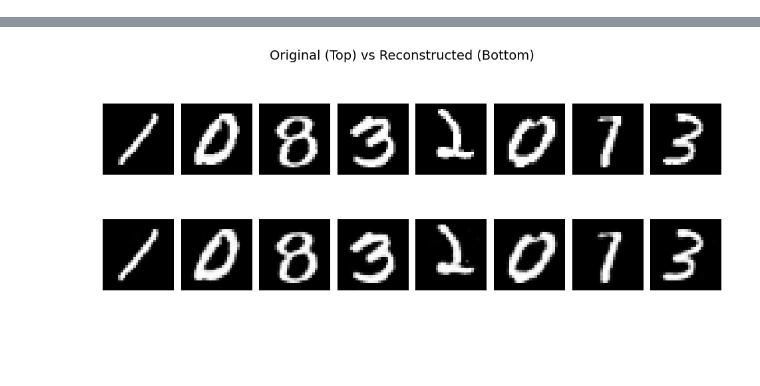
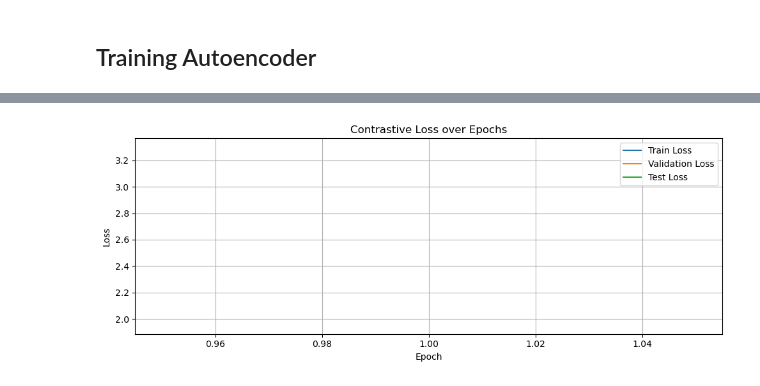
Before and after one commit to nikolro/Autoencoders-CIFAR10-MNIST, a Jupyter notebook: MNIST-123/MNIST_123.ipynb, the cells around one changed output, grey strips where cells are left out. Cells and saved outputs as stored; diff of their text form; code cells hidden in the pictures; blank space fills up the shorter version.

```diff
--- a/MNIST-123/MNIST_123.ipynb
+++ b/MNIST-123/MNIST_123.ipynb
@@ -11,14 +3,11 @@ from torch.utils.data import DataLoader
 # %%
-# Import the MNIST Autoencoder file
+import torch
+import argparse
 import MNIST_123
-
-# Set device
 device = "cuda" if torch.cuda.is_available() else "cpu"
-
-# Define arguments
 args = argparse.Namespace(
     data_path="../data",
-    batch_size=64,
+    batch_size=256,
     latent_dim=128,
     device=device
 )
@@ -70,3 +118,8 @@ SimCLR_Encoder(
+# %%
+train_loader, val_loader, test_loader = MNIST_123.load_data(args)
+autoencoder = MNIST_123.Autoencoder(latent_dim=args.latent_dim).to(args.device)
+# %% [markdown]
+## Training Autoencoder
 # %%
-MNIST_121.train_simclr(model, train_loader, val_loader, args, epochs=20)
+MNIST_123.train_autoencoder(autoencoder, train_loader, val_loader, test_loader,args,epochs=1)
 # %% [output]
@@ -92,0 +127 @@ Epoch [20/20], Train Loss: 0.0015, Val Loss: 0.0015
+[figure, added]
@@ -95,34 +127,0 @@ Epoch [20/20], Train Loss: 0.0015, Val Loss: 0.0015
-# %%
-# Move images to the correct device
-images = images.to(args.device)
-
-# Pass images through the autoencoder to get reconstructions
-with torch.no_grad():
-    recon_images = model(images)
-    recon_images = decoder(latent_vectors)
-
-# Convert to CPU for visualization
-images = images.cpu()
-recon_images = recon_images.cpu()
-
-# Create the figure
-fig, axes = plt.subplots(2, 8, figsize=(12, 4))  # Adjusted figure size
-plt.subplots_adjust(wspace=0.1, hspace=0.3)  # Less spacing
-
-# Set main title
-fig.suptitle("Original (Top) vs Reconstructed (Bottom)", fontsize=14, y=1.05)
-
-for i in range(8):
-    # Original images
-    img = images[i].numpy().transpose(1, 2, 0)  # For RGB images, reorder channels
-    axes[0, i].imshow(img, cmap="gray" if img.shape[2] == 1 else None)
-    axes[0, i].axis("off")
-
-    # Reconstructed images
-    recon_img = recon_images[i].numpy().transpose(1, 2, 0)  # Same for recon images
-    axes[1, i].imshow(recon_img, cmap="gray" if recon_img.shape[2] == 1 else None)
-    axes[1, i].axis("off")
-
-plt.show()
-# %% [output]
-[figure, removed]
```
Also changed, not shown: parts of 17 cells of this notebook, 33 other files.
